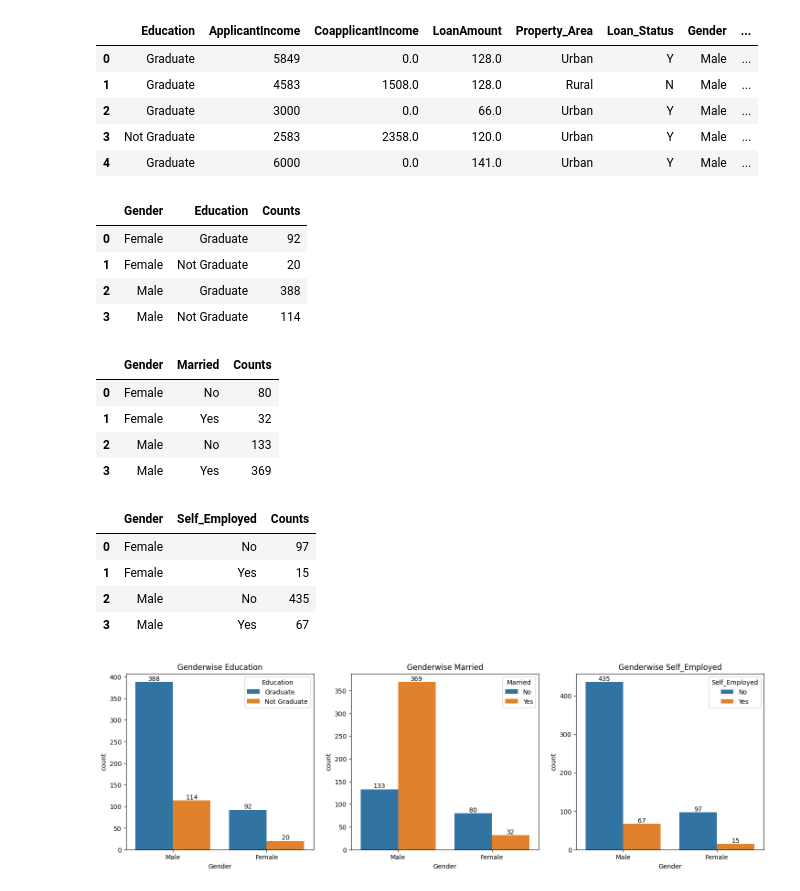
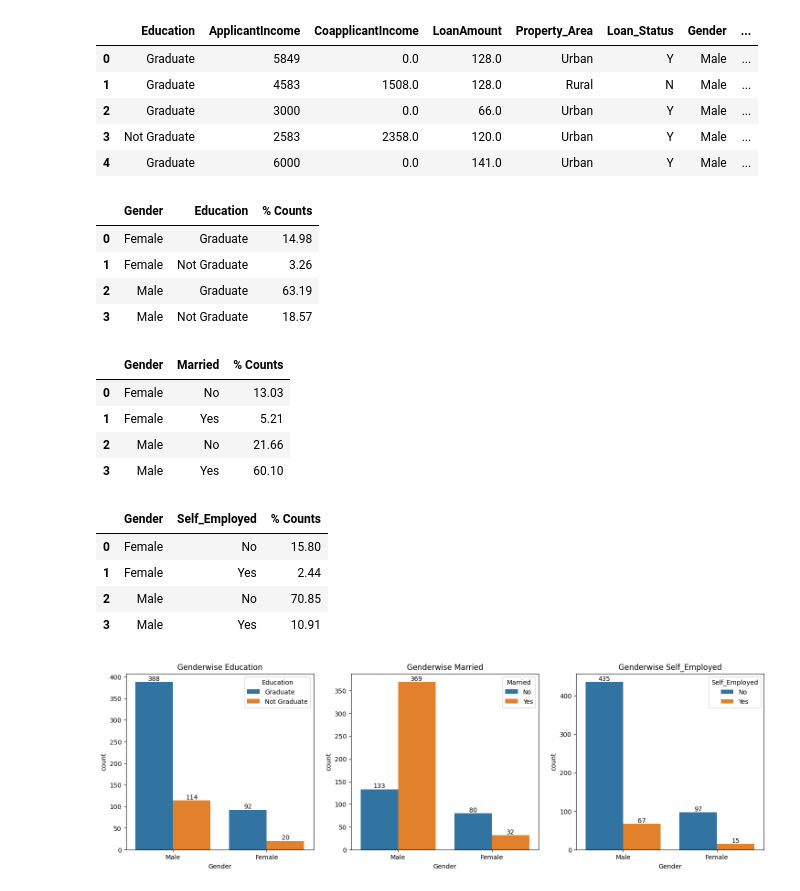
Before and after one commit to Akshay-Paunikar/Loan_Prediction_ML, a Jupyter notebook: project/notebook/Loan_Prediction.ipynb, the cells around one changed output. Saved outputs shown, nothing was run; the diff lists cells and outputs as text; code cells hidden in the pictures.

```diff
--- a/project/notebook/Loan_Prediction.ipynb
+++ b/project/notebook/Loan_Prediction.ipynb
@@ -734,31 +734,34 @@ training_data.head()
 | 4 | Graduate | 6000 | 0.0 | 141.0 | Urban | Y | Male | ... |
 # %%
 # Genderwise Graduates and Non Graduates
-training_data.groupby(['Gender', 'Education'])['Loan_Status'].count().reset_index().rename(columns={'Loan_Status':'Counts'})
+training_data.groupby(['Gender', 'Education'])['Loan_Status'].count().divide(6.14).round(2).reset_index().rename(
+    columns={'Loan_Status':'% Counts'})
 # %% [output]
-|  | Gender | Education | Counts |
-| 0 | Female | Graduate | 92 |
-| 1 | Female | Not Graduate | 20 |
-| 2 | Male | Graduate | 388 |
-| 3 | Male | Not Graduate | 114 |
+|  | Gender | Education | % Counts |
+| 0 | Female | Graduate | 14.98 |
+| 1 | Female | Not Graduate | 3.26 |
+| 2 | Male | Graduate | 63.19 |
+| 3 | Male | Not Graduate | 18.57 |
 # %%
 # Genderwise Married people counts
-training_data.groupby(['Gender', 'Married'])['Loan_Status'].count().reset_index().rename(columns={'Loan_Status':'Counts'})
+training_data.groupby(['Gender', 'Married'])['Loan_Status'].count().divide(6.14).round(2).reset_index().rename(
+    columns={'Loan_Status':'% Counts'})
 # %% [output]
-|  | Gender | Married | Counts |
-| 0 | Female | No | 80 |
-| 1 | Female | Yes | 32 |
-| 2 | Male | No | 133 |
-| 3 | Male | Yes | 369 |
+|  | Gender | Married | % Counts |
+| 0 | Female | No | 13.03 |
+| 1 | Female | Yes | 5.21 |
+| 2 | Male | No | 21.66 |
+| 3 | Male | Yes | 60.10 |
 # %%
 # Genderwise Self Employed people counts
-training_data.groupby(['Gender', 'Self_Employed'])['Loan_Status'].count().reset_index().rename(columns={'Loan_Status':'Counts'})
+training_data.groupby(['Gender', 'Self_Employed'])['Loan_Status'].count().divide(6.14).round(2).reset_index().rename(
+    columns={'Loan_Status':'% Counts'})
 # %% [output]
-|  | Gender | Self_Employed | Counts |
-| 0 | Female | No | 97 |
-| 1 | Female | Yes | 15 |
-| 2 | Male | No | 435 |
-| 3 | Male | Yes | 67 |
+|  | Gender | Self_Employed | % Counts |
+| 0 | Female | No | 15.80 |
+| 1 | Female | Yes | 2.44 |
+| 2 | Male | No | 70.85 |
+| 3 | Male | Yes | 10.91 |
 # %%
 # Countplots
 fig = plt.figure(figsize=(18, 5))
```
Also changed, not shown: parts of 18 cells of this notebook.
